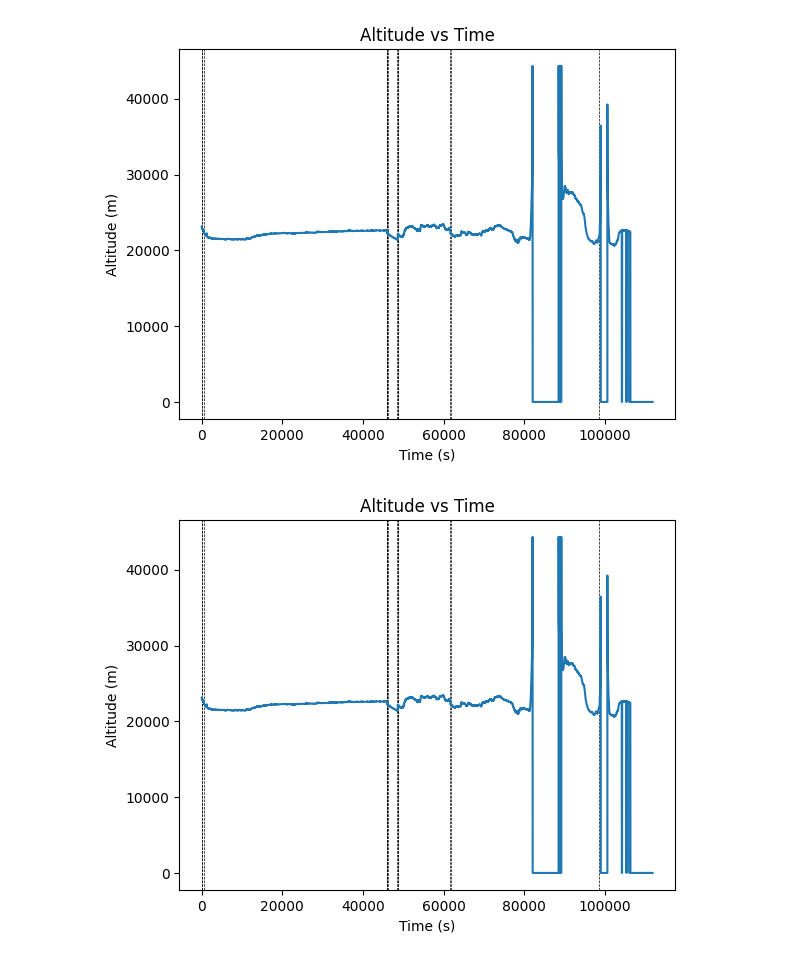
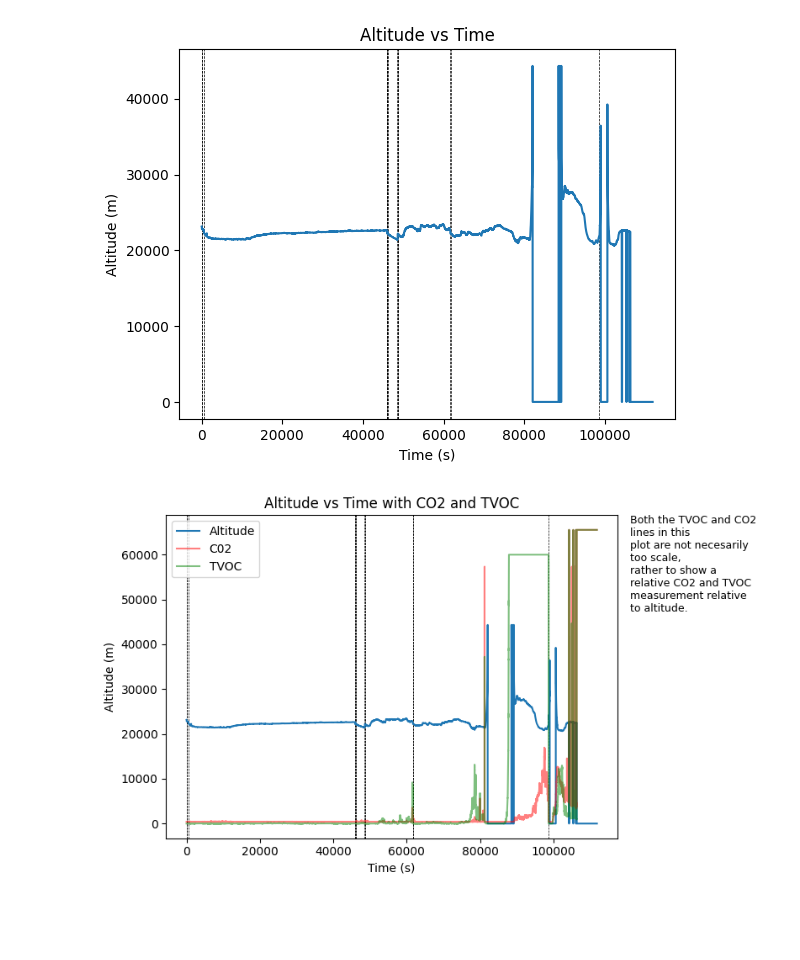
Before and after one commit to DexterBinary/HAB_Data_Analysis_2024, a Jupyter notebook: notebooks/analysis.ipynb, the cells around one changed output. Saved outputs shown, nothing was run; the diff lists cells and outputs as text; code cells hidden in the pictures; blank space fills up the shorter version.

Commit message:
Added TVOC and CO2 charts

```diff
--- a/notebooks/analysis.ipynb
+++ b/notebooks/analysis.ipynb
@@ -31,13 +31,29 @@ plt.show()
 # %%
 df = pd.read_csv('../data/modified/formattedData.csv')
 
 for b in csvBreaks(df):
-	plt.axvline(x=b, color='black', ls='--',lw=0.5)
+    plt.axvline(x=b, color='black', ls='--',lw=0.5)
 
-plt.plot(df['Time'], df['Altitude'])
-plt.title('Altitude vs Time')
+plt.plot(df['Time'], df['Altitude'],label="Altitude")
+plt.plot(df['Time'],df['CO2 equivelent'],alpha=0.5,color='r',label='C02')
+plt.plot(df['Time'],df['TVOC'],alpha=0.5,color='g',label='TVOC')
+plt.title('Altitude vs Time with CO2 and TVOC')
 plt.xlabel('Time (s)')
 plt.ylabel('Altitude (m)')
+plt.legend()
+
+plt.figtext(
+    x=1,
+    y=0.8,
+    s='Both the TVOC and CO2 \nlines in this \nplot are not necesarily\ntoo scale,\nrather to show a \nrelative CO2 and TVOC \nmeasurement relative \nto altitude.',
+    fontsize=9,
+    color='black',
+    ha='left',
+    va='center'
+)
+
+plt.tight_layout(rect=[0, 0, 1, 1])
+plt.savefig('../results/plots/Altitude_vs_Time_with_CO2_and_TVOC', bbox_inches='tight')
 plt.show()
 # %% [output]
-[figure, old version]
+[figure, new version]
```
Also changed, not shown: 2 other files.
